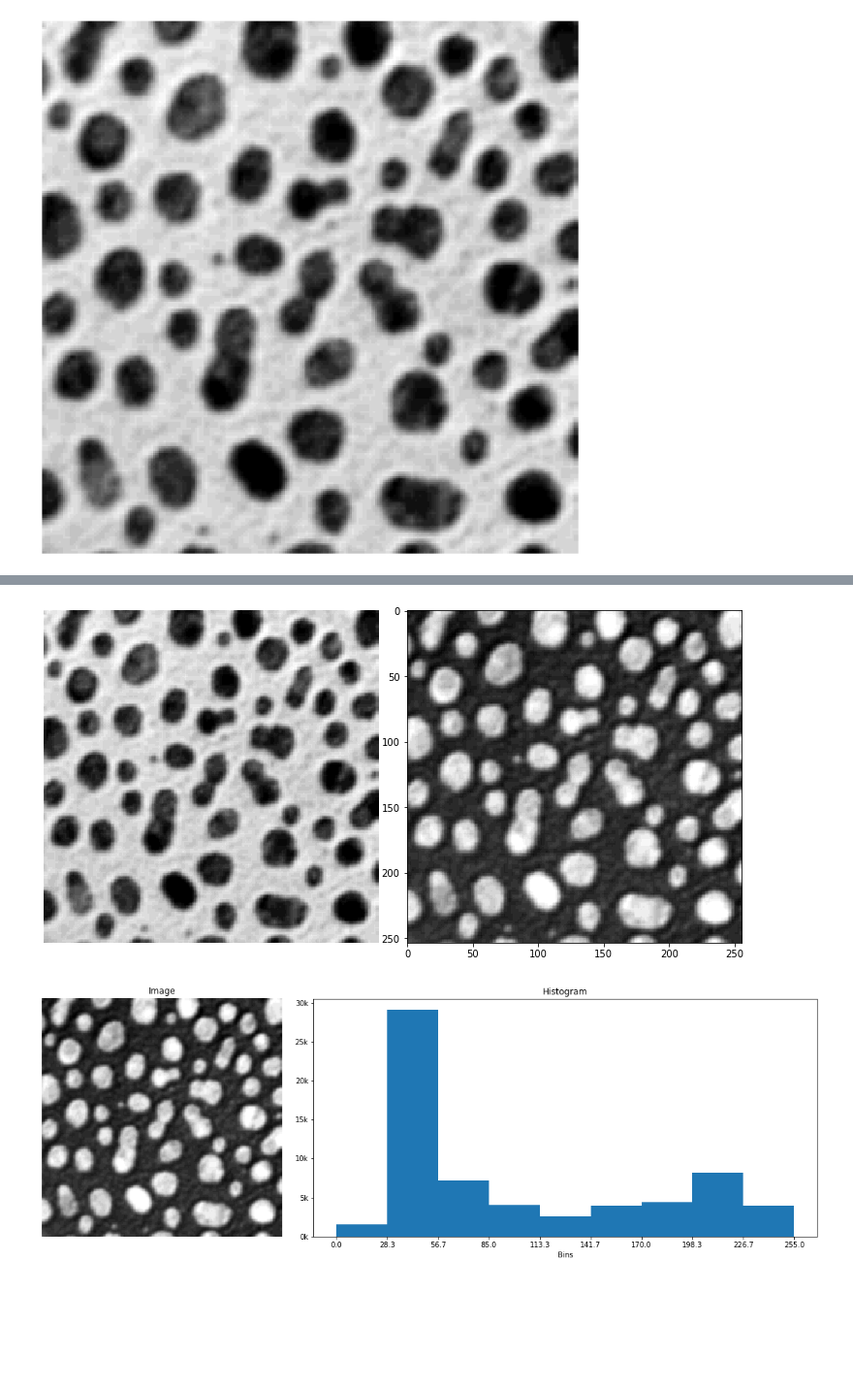
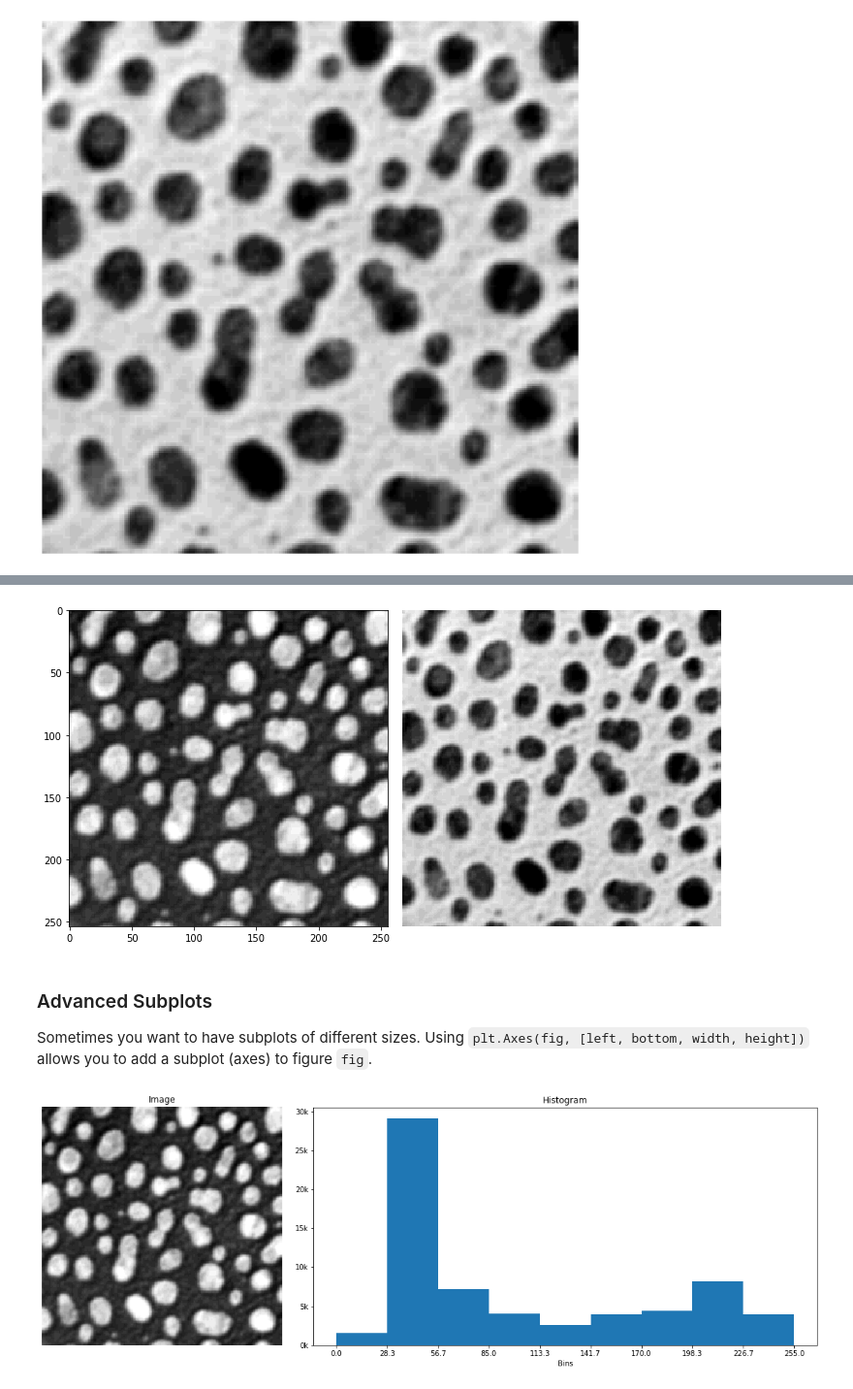
Before and after one commit to juglab/python-plots, a Jupyter notebook: matplotlib/Matplotlib-Plots.ipynb, the cells around one changed output, grey strips where cells are left out. Shown at 97% size. Cells and saved outputs as stored; diff of their text form; code cells hidden in the pictures; blank space fills up the shorter version.

```diff
--- a/matplotlib/Matplotlib-Plots.ipynb
+++ b/matplotlib/Matplotlib-Plots.ipynb
@@ -77,19 +97,24 @@ fig.savefig('blobs_gray_r_noBorder.png', bbox_inches=0.0)
 # %%
 # Create figure
 fig = plt.figure(figsize=(10, 5), frameon=False)
-# Add new axes object which spans the whole figure
-ax0 = plt.Axes(fig, [0., 0., 0.48, 1.])
-ax1 = plt.Axes(fig, [.52, 0., 0.48, 1.])
-fig.add_axes(ax0)
-fig.add_axes(ax1)
-# Turn axes labels off
-ax0.set_axis_off()
-# Display the image
-ax0.imshow(img, cmap='gray_r')
-ax1.imshow(img, cmap='gray')
+
+plt.subplot(1, 2, 1)
+plt.imshow(img, cmap='gray')
+
+plt.subplot(1,2,2)
+plt.imshow(img, cmap='gray_r')
+plt.axis('off')
+
+# Tight layout
+plt.tight_layout()
+
 fig.savefig('2_blobs.png', bbox_inches=0.0)
 # %% [output]
-[figure, old version]
+[figure, new version]
+# %% [markdown]
+### Advanced Subplots
+
+Sometimes you want to have subplots of different sizes. Using `plt.Axes(fig, [left, bottom, width, height])` allows you to add a subplot (axes) to figure `fig`.
 # %%
 # Create figure
 fig = plt.figure(figsize=(15, 5), frameon=False)
```
Also changed, not shown: parts of 14 cells of this notebook.
